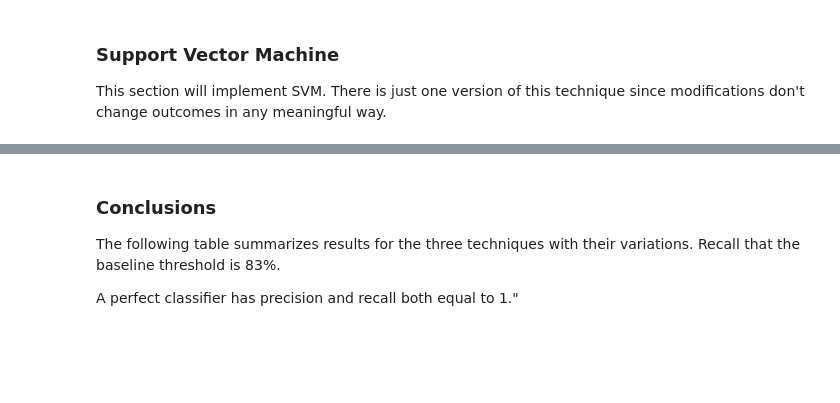
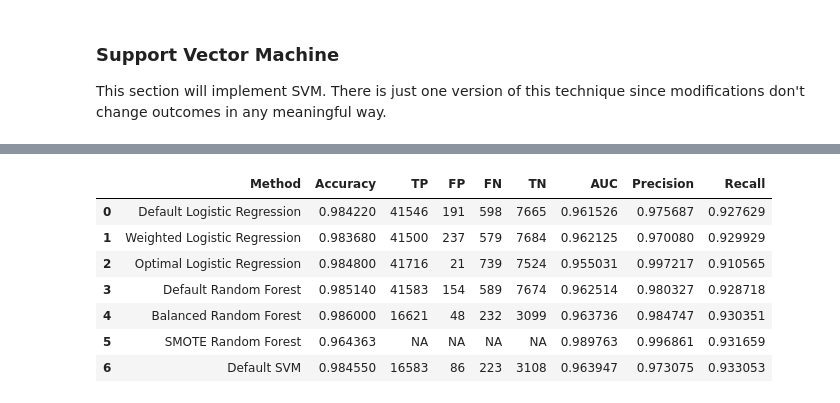
Before and after one commit to swade1/CourseraSupervisedLearningFinalProject, a Jupyter notebook: anomaly_detection.ipynb, the cells around one changed output, grey strips where cells are left out. Cells and saved outputs as stored; diff of their text form; code cells hidden in the pictures; blank space fills up the shorter version.

```diff
--- a/anomaly_detection.ipynb
+++ b/anomaly_detection.ipynb
@@ -628,41 +616,39 @@ SMOTE is the most common technique for handling classification problems when the
 # Use SMOTE to oversample the minority class
 # More info on SMOTE here: https://en.wikipedia.org/wiki/Oversampling_and_undersampling_in_data_analysis
 # Nice write up on SMOTE here: https://www.kite.com/blog/python/smote-python-imbalanced-learn-for-oversampling/
+# and here: https://medium.com/analytics-vidhya/a-random-forest-classifier-with-imbalanced-data-7ef4d9ebedb8
+
 oversample = SMOTE()
+#print all possible score options
+#print(sorted(metrics.SCORERS.keys()))
 over_X, over_y = oversample.fit_resample(X, y)
 over_X_train, over_X_test, over_y_train, over_y_test = train_test_split(over_X, over_y, test_size=0.1, stratify=over_y)
 #Build SMOTE SRF model
 SMOTE_SRF = RandomForestClassifier(n_estimators=150, random_state=0)
 #Create Stratified K-fold cross validation
 cv = RepeatedStratifiedKFold(n_splits=10, n_repeats=3, random_state=1)
-scoring = ('f1', 'recall', 'precision')
+#metrics to retrieve
+scoring = ('f1', 'accuracy', 'recall', 'precision', 'roc_auc')
+
 #Evaluate SMOTE SRF model
 scores = cross_validate(SMOTE_SRF, over_X, over_y, scoring=scoring, cv=cv)
-#Get average evaluation metrics
-print('Mean f1: %.3f' % mean(scores['test_f1']))
-print('Mean recall: %.3f' % mean(scores['test_recall']))
-print('Mean precision: %.3f' % mean(scores['test_precision']))
 
 #Randomly split dataset to test and train set
 X_train, X_test, y_train, y_test = train_test_split(X, y, test_size=0.1, stratify=y)
+
 #Train SMOTE SRF
-
 SMOTE_SRF.fit(over_X_train, over_y_train)
 %time SMOTE_SRF.fit(X, y)
 
 #SMOTE SRF prediction result
 y_pred = SMOTE_SRF.predict(X_test)
 
-smote_rf_accuracy = accuracy_score(y_test,y_pred)
-smote_rf_cm = confusion_matrix(y_test, y_pred)
-smote_rf_auc = roc_auc_score(y_test, y_pred)
-smote_rf_precision = metrics.precision_score(y_test, y_pred)
-smote_rf_recall = recall_score(y_test,y_pred)
-
 smote_rf_results = ['SMOTE Random Forest',
-                      smote_rf_accuracy,
-                      smote_rf_cm[0][0], smote_rf_cm[0][1], smote_rf_cm[1][0], smote_rf_cm[1][1],
-                      smote_rf_auc, smote_rf_precision, smote_rf_recall]
+                     mean(scores['test_accuracy']),
+                     'NA', 'NA', 'NA', 'NA',
+                     mean(scores['test_roc_auc']),
+                     mean(scores['test_precision']),
+                     mean(scores['test_recall'])]
 
 list_of_results.append(smote_rf_results)
 
@@ -674,7 +670,7 @@ results
 This section will implement SVM. There is just one version of this technique since modifications don't change outcomes in any meaningful way.
 # %%
 clf = svm.SVC(kernel = 'linear')
-print("clf: ", clf)
+
 clf.fit(X_train, y_train)
 %time clf.fit(X, y)
 
@@ -686,7 +682,7 @@ default_svm_auc = roc_auc_score(y_test, y_pred)
 default_svm_precision = metrics.precision_score(y_test, y_pred)
 default_svm_recall = recall_score(y_test,y_pred)
 
-default_svm_results = ['SMOTE Random Forest',
+default_svm_results = ['Default SVM',
                       default_svm_accuracy,
                       default_svm_cm[0][0], default_svm_cm[0][1], default_svm_cm[1][0], default_svm_cm[1][1],
                       default_svm_auc, default_svm_precision, default_svm_recall]
@@ -695,3 +691,4 @@ list_of_results.append(default_svm_results)
 
 results = pd.DataFrame(list_of_results, columns=['Method', 'Accuracy', 'TP', 'FP', 'FN', 'TN', 'AUC', 'Precision', 'Recall'])
 results
+# %% [output]
@@ -698,5 +697,8 @@ results
+|  | Method | Accuracy | TP | FP | FN | TN | AUC | Precision | Recall |
+| 0 | Default Logistic Regression | 0.984220 | 41546 | 191 | 598 | 7665 | 0.961526 | 0.975687 | 0.927629 |
+| 1 | Weighted Logistic Regression | 0.983680 | 41500 | 237 | 579 | 7684 | 0.962125 | 0.970080 | 0.929929 |
+| 2 | Optimal Logistic Regression | 0.984800 | 41716 | 21 | 739 | 7524 | 0.955031 | 0.997217 | 0.910565 |
+| 3 | Default Random Forest | 0.985140 | 41583 | 154 | 589 | 7674 | 0.962514 | 0.980327 | 0.928718 |
+| 4 | Balanced Random Forest | 0.986000 | 16621 | 48 | 232 | 3099 | 0.963736 | 0.984747 | 0.930351 |
+| 5 | SMOTE Random Forest | 0.964363 | NA | NA | NA | NA | 0.989763 | 0.996861 | 0.931659 |
+| 6 | Default SVM | 0.984550 | 16583 | 86 | 223 | 3108 | 0.963947 | 0.973075 | 0.933053 |
-# %% [markdown]
-### Conclusions
-The following table summarizes results for the three techniques with their variations. Recall that the baseline threshold is 83%.
-
-A perfect classifier has precision and recall both equal to 1."
```
Also changed, not shown: parts of 20 cells of this notebook.
